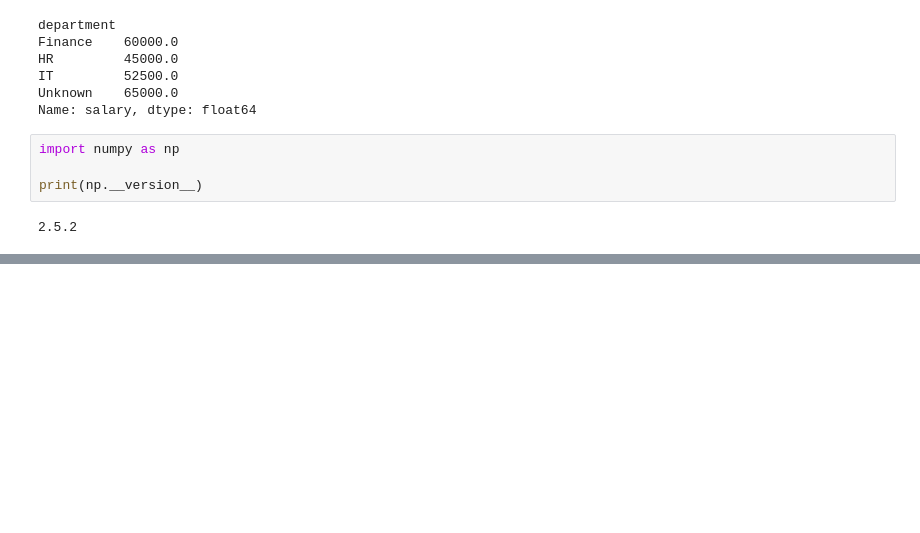
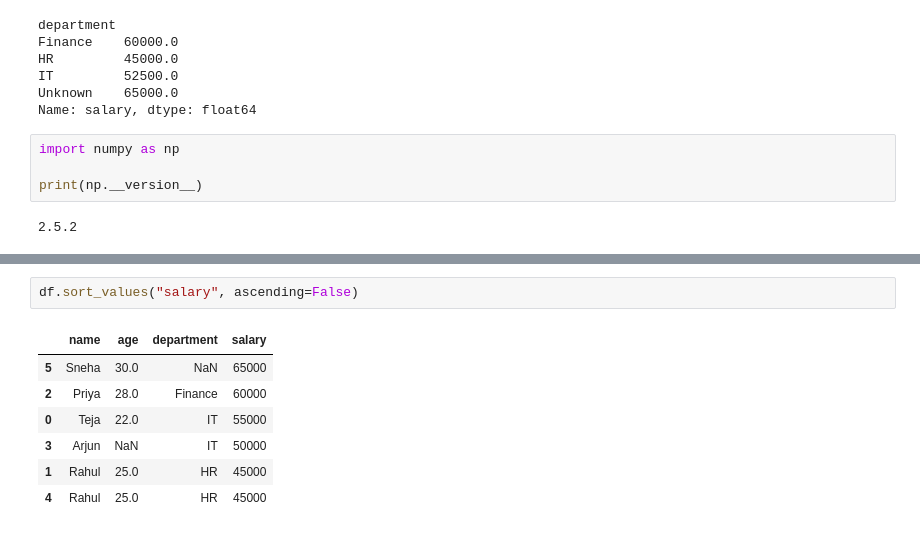
Before and after one commit to tejareddynaredula/-PY-ADV-01, a Jupyter notebook: PY-ADV-09/notebooks/employee_analysis.ipynb, the cells around one changed output, grey strips where cells are left out. Saved outputs shown, nothing was run; the diff lists cells and outputs as text; blank space fills up the shorter version.

```diff
--- a/PY-ADV-09/notebooks/employee_analysis.ipynb
+++ b/PY-ADV-09/notebooks/employee_analysis.ipynb
@@ -87,0 +141,10 @@ print(np.__version__)
+# %%
+df.sort_values("salary", ascending=False)
+# %% [output]
+|  | name | age | department | salary |
+| 5 | Sneha | 30.0 | NaN | 65000 |
+| 2 | Priya | 28.0 | Finance | 60000 |
+| 0 | Teja | 22.0 | IT | 55000 |
+| 3 | Arjun | NaN | IT | 50000 |
+| 1 | Rahul | 25.0 | HR | 45000 |
+| 4 | Rahul | 25.0 | HR | 45000 |
```
Also changed, not shown: parts of 20 cells of this notebook.
